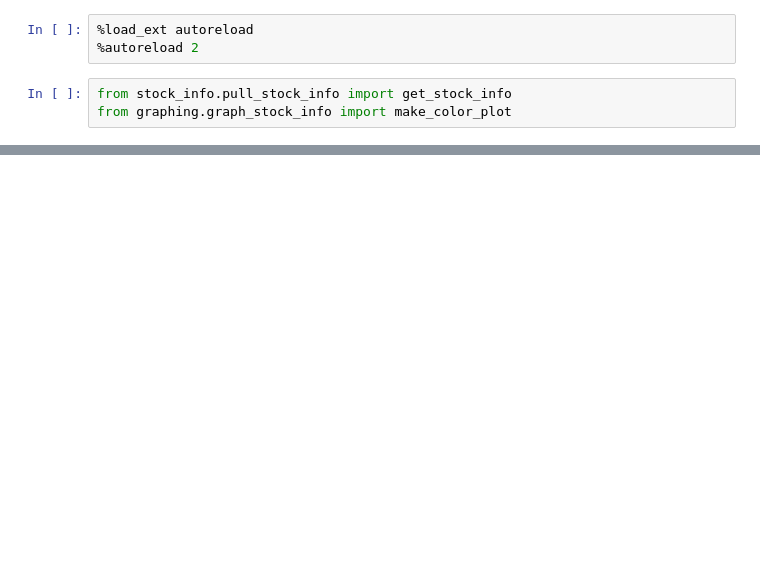
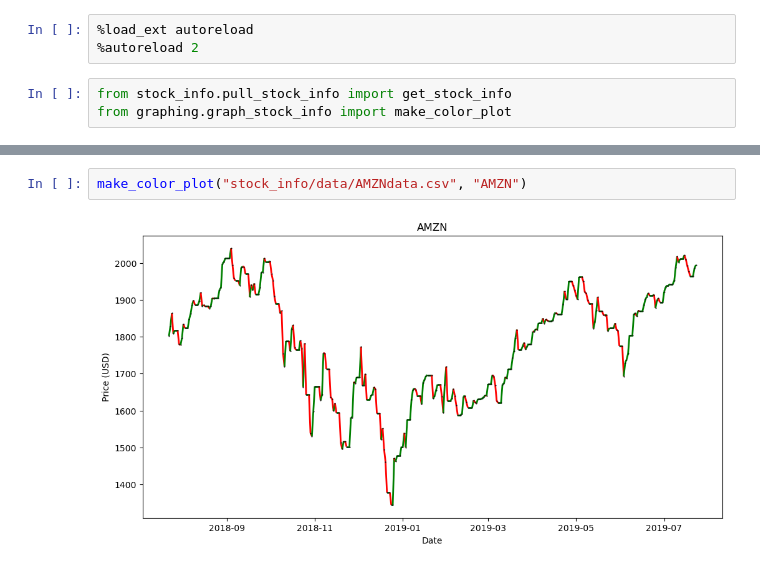
Before and after one commit to olincollege/reddit-stock-market-analysis, a Jupyter notebook: computational_essay.ipynb, the cells around one changed output, grey strips where cells are left out. Cells and saved outputs as stored; diff of their text form; blank space fills up the shorter version.

```diff
--- a/computational_essay.ipynb
+++ b/computational_essay.ipynb
@@ -20,0 +30,4 @@ make_color_plot("stock_info/TSLAdata.csv", "TSLA")
+# %%
+make_color_plot("stock_info/data/AMZNdata.csv", "AMZN")
+# %% [output]
+[figure, added]
```
Also changed, not shown: parts of 4 cells of this notebook, 11 other files.
